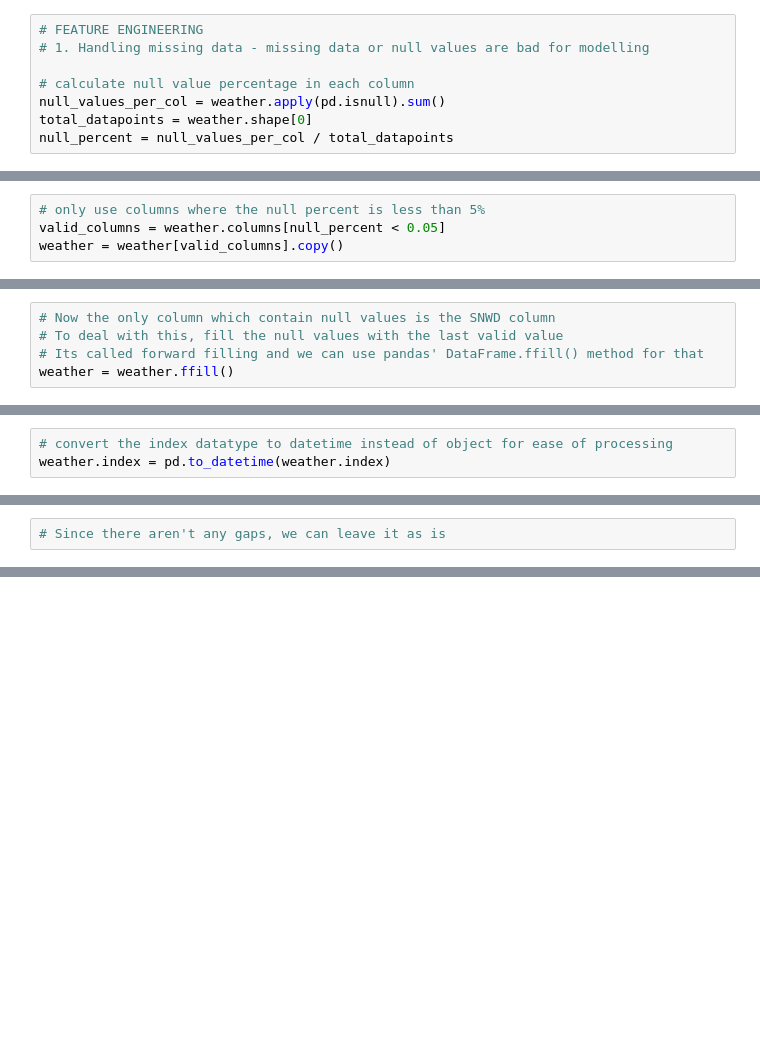
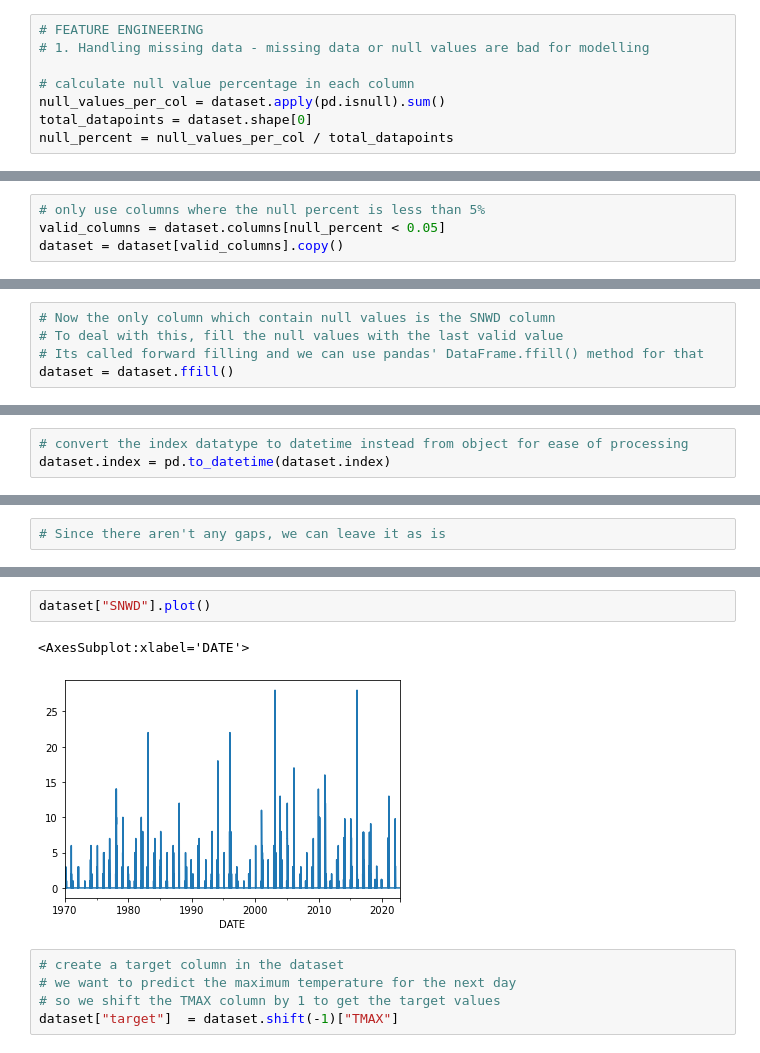
Before and after one commit to FarisPalayi/project-ml, a Jupyter notebook: weather-forecast/documented.ipynb, the cells around one changed output, grey strips where cells are left out. Cells and saved outputs as stored; diff of their text form; blank space fills up the shorter version.

```diff
--- a/weather-forecast/documented.ipynb
+++ b/weather-forecast/documented.ipynb
@@ -7,8 +7,8 @@ weather = pd.read_csv("data/weather.csv", index_col="DATE")
 # 1. Handling missing data - missing data or null values are bad for modelling
 
 # calculate null value percentage in each column
-null_values_per_col = weather.apply(pd.isnull).sum()
-total_datapoints = weather.shape[0]
+null_values_per_col = dataset.apply(pd.isnull).sum()
+total_datapoints = dataset.shape[0]
 null_percent = null_values_per_col / total_datapoints
 # %%
 null_percent
@@ -15,5 +33,5 @@ null_percent
 # %%
 # only use columns where the null percent is less than 5%
-valid_columns = weather.columns[null_percent < 0.05]
-weather = weather[valid_columns].copy()
+valid_columns = dataset.columns[null_percent < 0.05]
+dataset = dataset[valid_columns].copy()
 # %%
@@ -45,5 +63,5 @@ weather
 # Now the only column which contain null values is the SNWD column
 # To deal with this, fill the null values with the last valid value
 # Its called forward filling and we can use pandas' DataFrame.ffill() method for that
-weather = weather.ffill()
+dataset = dataset.ffill()
 # %%
@@ -80,6 +98,6 @@ Index(['1970-01-01', '1970-01-02', '1970-01-03', '1970-01-04', '1970-01-05',
        '2022-10-17', '2022-10-18', '2022-10-19', '2022-10-20', '2022-10-21'],
       dtype='object', name='DATE', length=19287)
 # %%
-# convert the index datatype to datetime instead of object for ease of processing
-weather.index = pd.to_datetime(weather.index)
+# convert the index datatype to datetime instead from object for ease of processing
+dataset.index = pd.to_datetime(dataset.index)
 # %%
@@ -121,2 +139,12 @@ weather.columns.shape[0]
 # %% [output]
 7
+# %%
+dataset["SNWD"].plot()
+# %% [output]
+<AxesSubplot:xlabel='DATE'>
+[figure, added]
+# %%
+# create a target column in the dataset
+# we want to predict the maximum temperature for the next day
+# so we shift the TMAX column by 1 to get the target values
+dataset["target"]  = dataset.shift(-1)["TMAX"]
```
Also changed, not shown: parts of 21 cells of this notebook, 1 other file.
